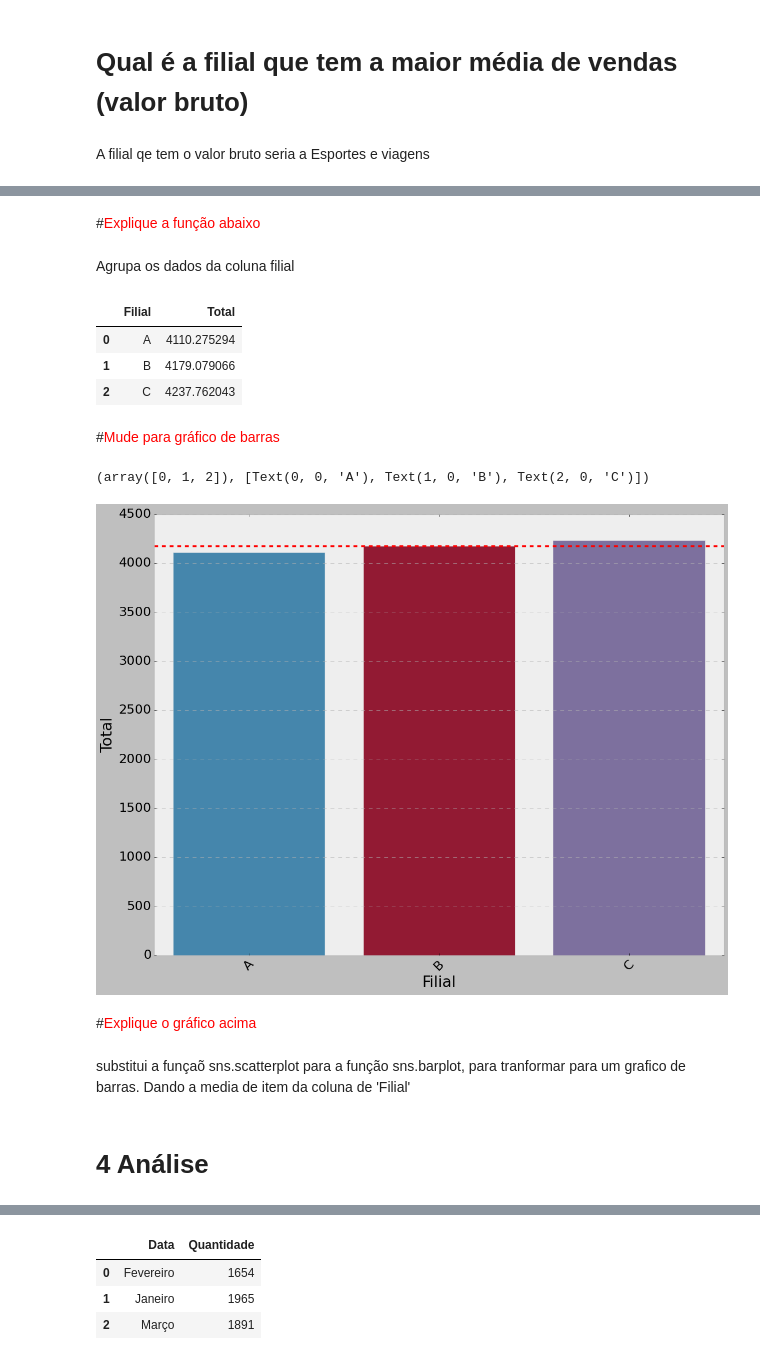
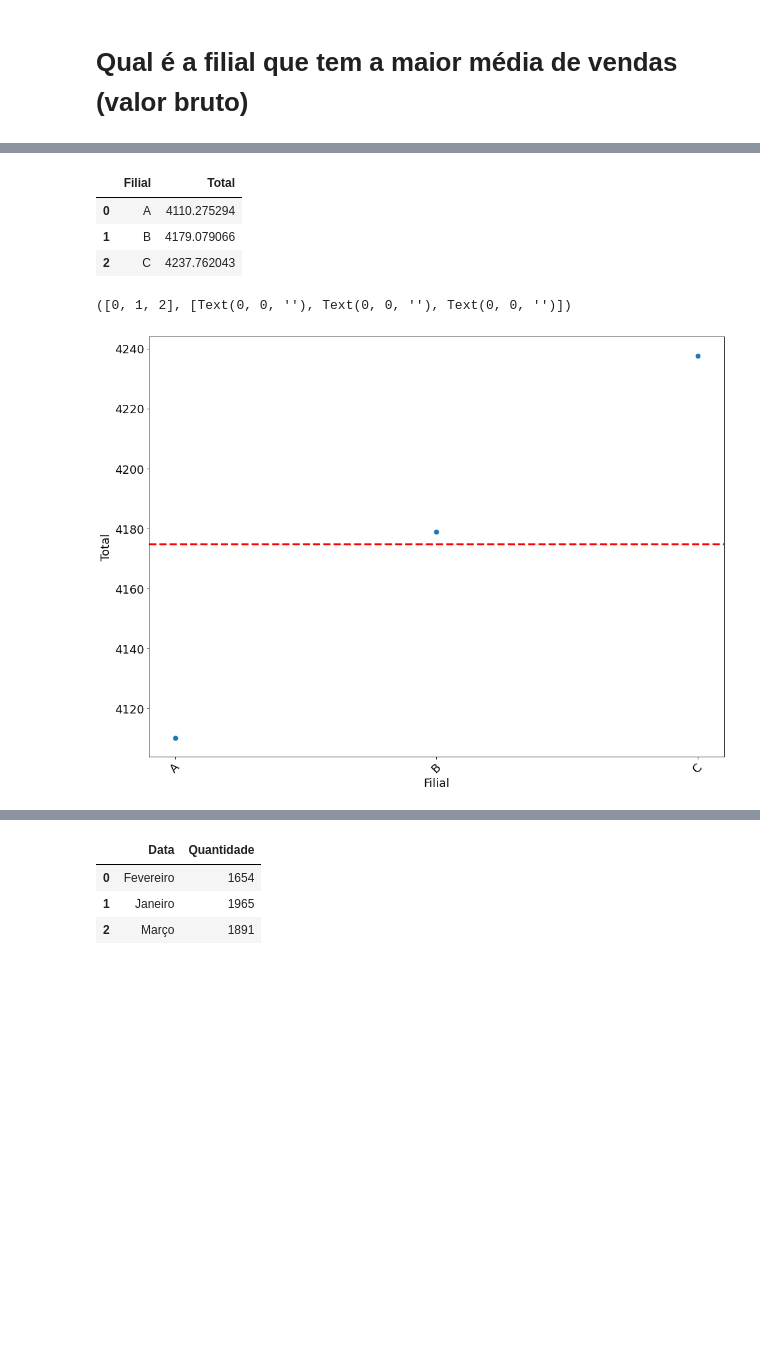
Before and after one commit to SERPALETICIA/Dados-, a Jupyter notebook: Cópia_de_Primeira_Analise_Dados.ipynb, the cells around one changed output, grey strips where cells are left out. Drawn from its saved outputs; the diff is of its cells as text; code cells hidden in the pictures; blank space fills up the shorter version.

```diff
--- a/Cópia_de_Primeira_Analise_Dados.ipynb
+++ b/Cópia_de_Primeira_Analise_Dados.ipynb
@@ -363,7 +352,7 @@ Foi usado o 'barplot' para inserir um grafico de barras com a media da coluna 'A
 # %%
 ax = sns.barplot(y = 'Linha de produto', x = 'Avaliação', data = Agrupando_avaliação, palette = Figura)
-plt.rcParams['figure.figsize'] = (18, 18) #Aumentar o tamanho da Figura
+plt.rcParams['figure.figsize'] = (18, 10) #Aumentar o tamanho da Figura
 ax.set_xlabel('Avaliação dos Clientes')
-plt.rcParams.update({"font.size": 20}) #Aumentar a letra
+plt.rcParams.update({"font.size": 18}) #Aumentar a letra
 plt.savefig('Linha_x_avaliacao.png', dpi=300)
 # %% [output]
@@ -417,7 +390,5 @@ substitui a funçaõ sns.scatterplot para a função sns.barplot, para tranforma
 # %% [markdown]
 # Qual é a filial que tem a maior média de vendas (valor bruto)
-# %% [markdown]
-A filial qe tem o valor bruto seria a Esportes e viagens
 # %%
 df.head()
 # %% [output]
@@ -427,12 +398,8 @@ df.head()
 | 2 | A | Normal | M | Casa e estilo de vida | 694.95 | 7 | 4864.65 | Março | ... |
 | 3 | A | Associado | M | Saúde e beleza | 873.30 | 8 | 6986.40 | Janeiro | ... |
 | 4 | A | Normal | M | Esportes e viagens | 1294.65 | 7 | 9062.55 | Fevereiro | ... |
-# %% [markdown]
-#<font color='red'>Explique a função abaixo</font>
 # %%
 agrupando_Filial_Total = df.groupby('Filial')['Total'].mean().reset_index(drop=False)
-# %% [markdown]
-Agrupa os dados da coluna filial
 # %%
 agrupando_Filial_Total
 # %% [output]
@@ -440,19 +407,11 @@ agrupando_Filial_Total
 | 0 | A | 4110.275294 |
 | 1 | B | 4179.079066 |
 | 2 | C | 4237.762043 |
-# %% [markdown]
-#<font color='red'>Mude para gráfico de barras</font>
 # %%
 fig, ax = plt.subplots(figsize=(16,12))
-ax = sns.barplot(x = 'Filial', y = 'Total', data = agrupando_Filial_Total)
+ax = sns.scatterplot(x = 'Filial', y = 'Total', data = agrupando_Filial_Total , s = 75)
 plt.axhline(y=np.nanmean(df.Total), color='red', linestyle='--', linewidth=3, label='Média')
 plt.xticks(rotation = 45)
 # %% [output]
-(array([0, 1, 2]), [Text(0, 0, 'A'), Text(1, 0, 'B'), Text(2, 0, 'C')])
+([0, 1, 2], [Text(0, 0, ''), Text(0, 0, ''), Text(0, 0, '')])
-[figure, old version]
+[figure, new version]
-# %% [markdown]
-#<font color='red'>Explique o gráfico acima</font>
-# %% [markdown]
-substitui a funçaõ sns.scatterplot para a função sns.barplot, para tranformar para um grafico de barras. Dando a media de item da coluna de 'Filial'
-# %% [markdown]
-# **4 Análise**
```
Also changed, not shown: parts of 130 cells of this notebook.
